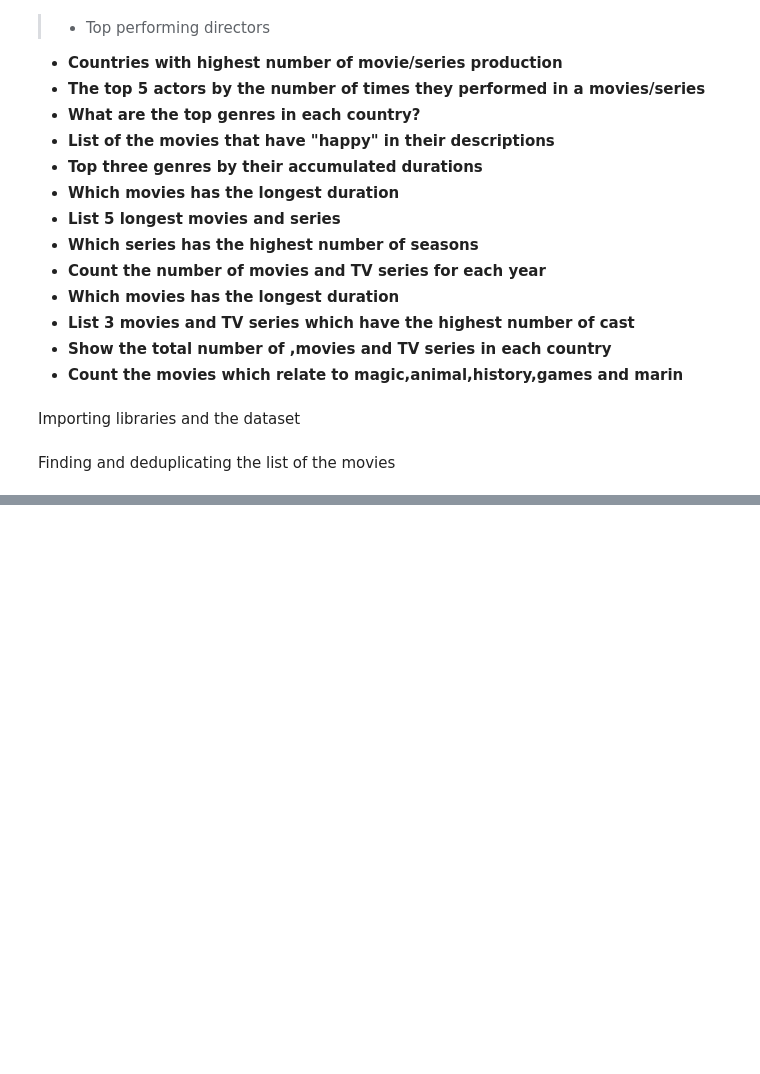
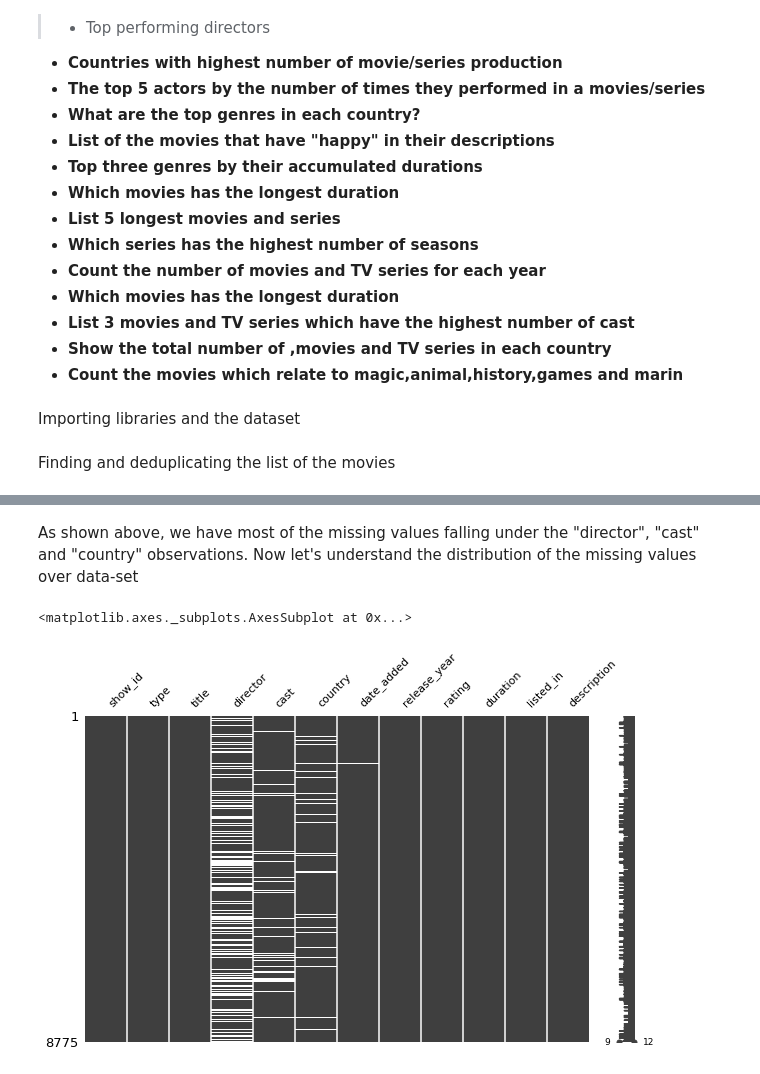
Before and after one commit to Balenm/NF_DAnalysis, a Jupyter notebook: Netflix_DAnalysis.ipynb, the cells around one changed output, grey strips where cells are left out. Cells and saved outputs as stored; diff of their text form; code cells hidden in the pictures; blank space fills up the shorter version.

```diff
--- a/Netflix_DAnalysis.ipynb
+++ b/Netflix_DAnalysis.ipynb
@@ -62,0 +73,7 @@ dtype: int64
+# %% [markdown]
+As shown above, we have most of the missing values falling under the "director", "cast" and "country" observations. Now let's understand the distribution of the missing values over data-set
+# %%
+msno.matrix(netflix_clean,figsize=(10, 6), fontsize=11,)
+# %% [output]
+<matplotlib.axes._subplots.AxesSubplot at 0x...>
+[figure, added]
```
Also changed, not shown: parts of 7 cells of this notebook.
